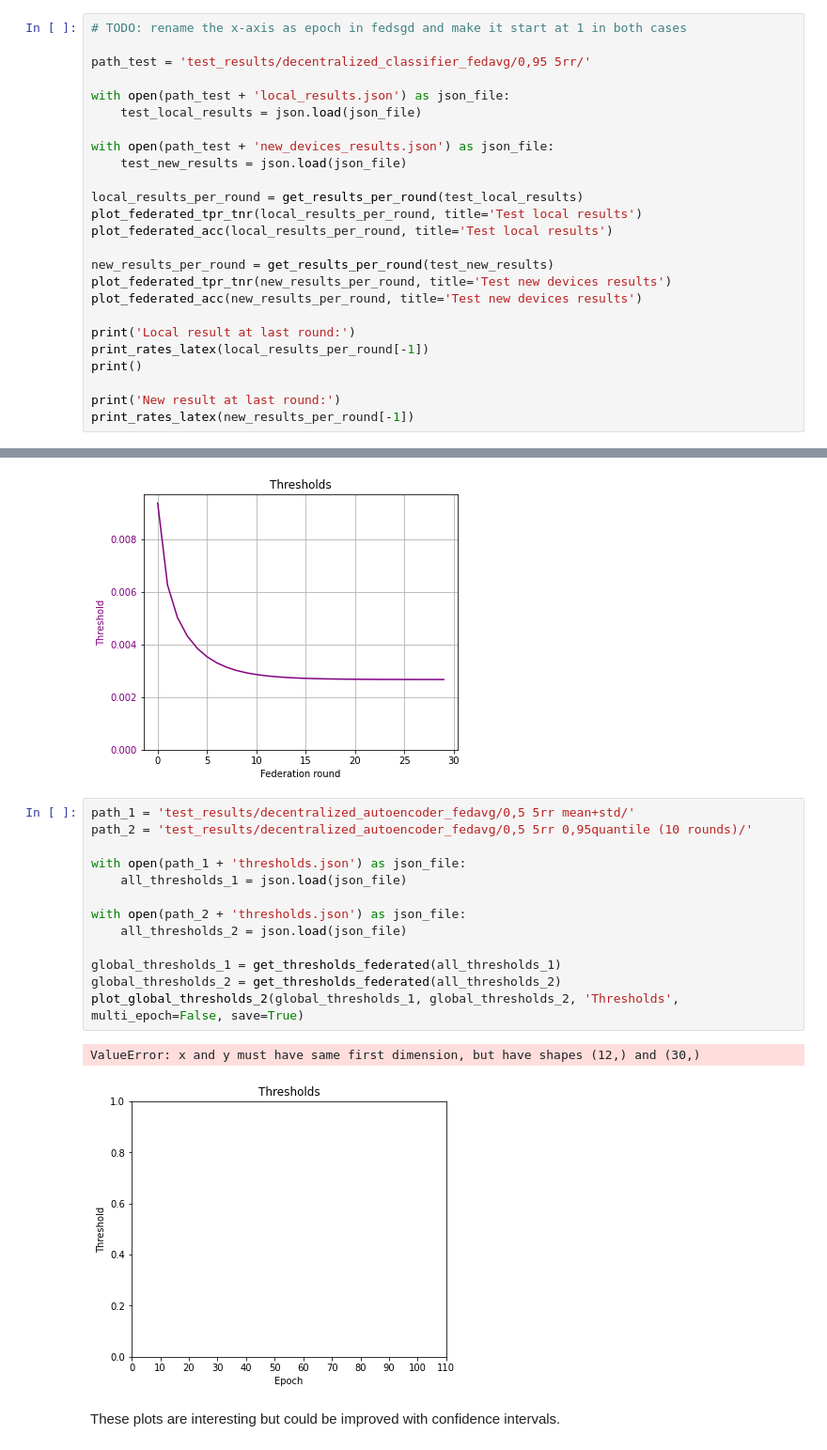
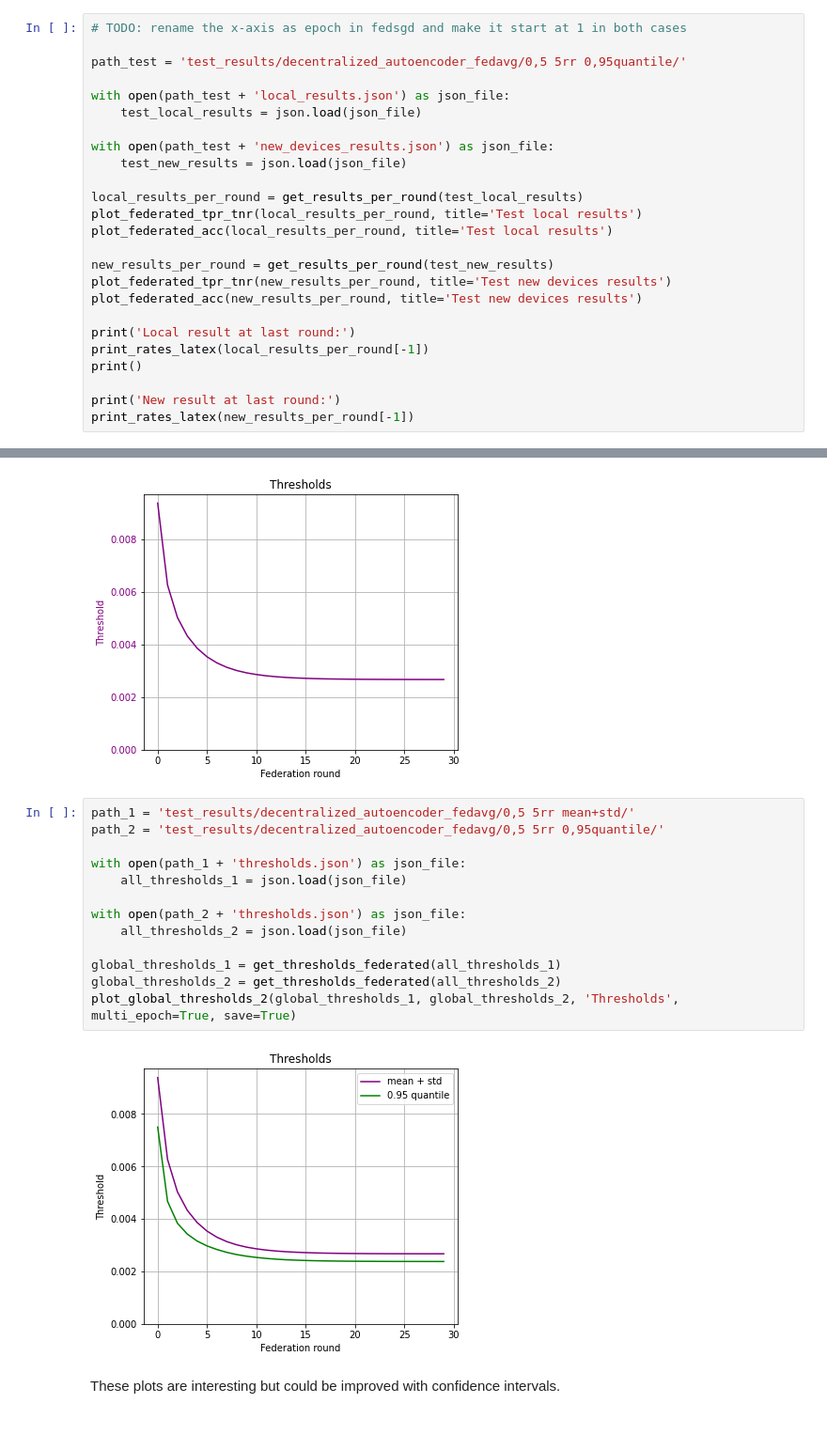
Before and after one commit to ValerianRey/fed_iot_guard, a Jupyter notebook: Test results.ipynb, the cells around one changed output, grey strips where cells are left out. Shown: that part at 94% size. Saved outputs shown, nothing was run; the diff lists cells and outputs as text.

```diff
--- a/Test results.ipynb
+++ b/Test results.ipynb
@@ -157,7 +157,7 @@ TNR:            92.76\%
 # %%
 # TODO: rename the x-axis as epoch in fedsgd and make it start at 1 in both cases
 
-path_test = 'test_results/decentralized_classifier_fedavg/0,95 5rr/'
+path_test = 'test_results/decentralized_autoencoder_fedavg/0,5 5rr 0,95quantile/'
 
 with open(path_test + 'local_results.json') as json_file:
     test_local_results = json.load(json_file)
@@ -231,19 +231,18 @@ plot_global_thresholds(global_thresholds_1, 'Thresholds', multi_epoch=True, save
 [figure]
 # %%
 path_1 = 'test_results/decentralized_autoencoder_fedavg/0,5 5rr mean+std/'
-path_2 = 'test_results/decentralized_autoencoder_fedavg/0,5 5rr 0,95quantile (10 rounds)/'
+path_2 = 'test_results/decentralized_autoencoder_fedavg/0,5 5rr 0,95quantile/'
 
 with open(path_1 + 'thresholds.json') as json_file:
     all_thresholds_1 = json.load(json_file)
 
 with open(path_2 + 'thresholds.json') as json_file:
     all_thresholds_2 = json.load(json_file)
 
 global_thresholds_1 = get_thresholds_federated(all_thresholds_1)
 global_thresholds_2 = get_thresholds_federated(all_thresholds_2)
-plot_global_thresholds_2(global_thresholds_1, global_thresholds_2, 'Thresholds', multi_epoch=False, save=True)
+plot_global_thresholds_2(global_thresholds_1, global_thresholds_2, 'Thresholds', multi_epoch=True, save=True)
 # %% [output]
-ValueError: x and y must have same first dimension, but have shapes (12,) and (30,)
-[figure, old version]
+[figure, new version]
 # %% [markdown]
 These plots are interesting but could be improved with confidence intervals.
```
Also changed, not shown: parts of 1 cell of this notebook, 2 other files.
